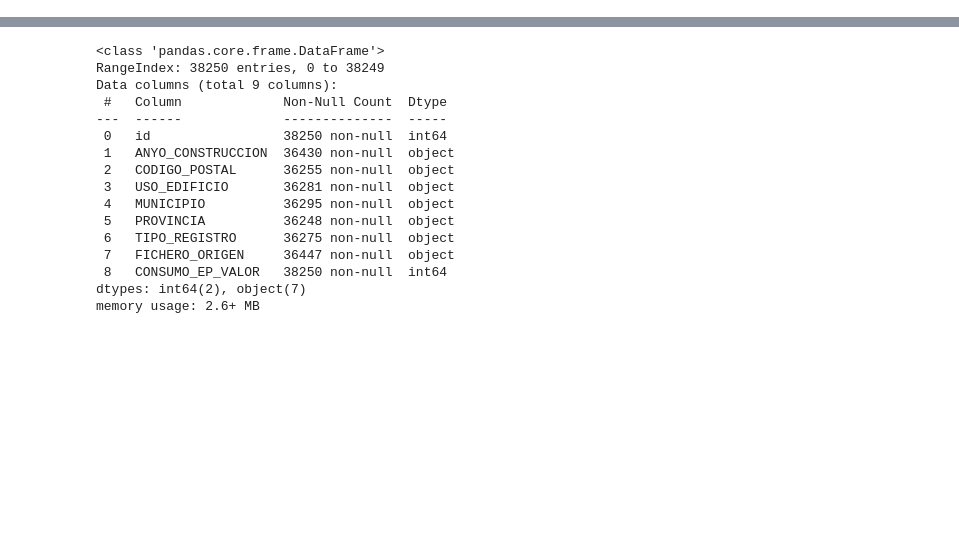
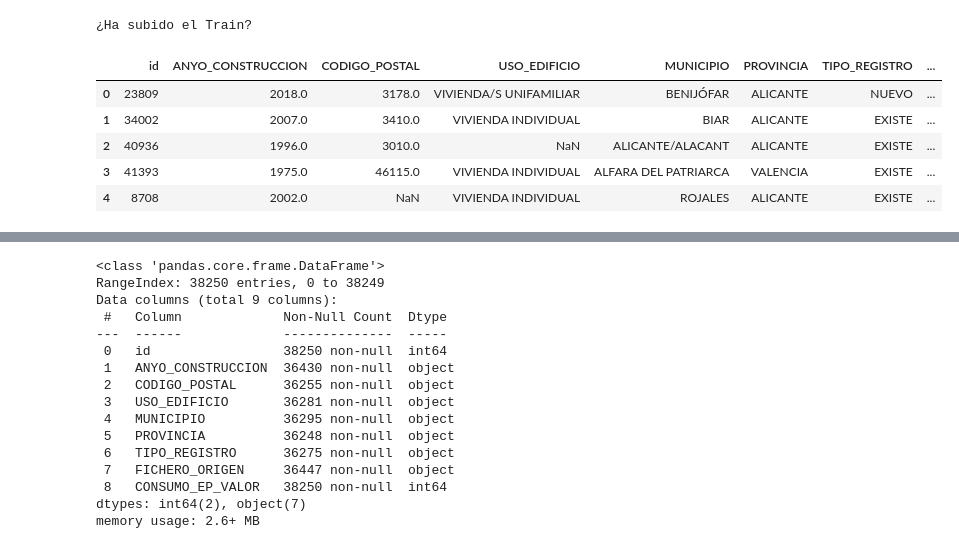
Before and after one commit to atmsDAWDAMAlicante/CEPython2526, a Jupyter notebook: Modulo_3_Analisis_de_datos/PROYECTO_KAGGLE/Proyecto_mod_Análisis_Datos_Python_ANGELTOMASMORENOSENEN.ipynb, the cells around one changed output, grey strips where cells are left out. Drawn from its saved outputs; the diff is of its cells as text; code cells hidden in the pictures; blank space fills up the shorter version.

```diff
--- a/Modulo_3_Analisis_de_datos/PROYECTO_KAGGLE/Proyecto_mod_Análisis_Datos_Python_ANGELTOMASMORENOSENEN.ipynb
+++ b/Modulo_3_Analisis_de_datos/PROYECTO_KAGGLE/Proyecto_mod_Análisis_Datos_Python_ANGELTOMASMORENOSENEN.ipynb
@@ -12,2 +13,14 @@ import pandas as pd
 train_df = pd.read_csv("train.csv")
 test_df = pd.read_csv("test.csv")
+# %%
+# 4 Comprobar que se han subido Train
+print ("¿Ha subido el Train?")
+train_df.head()
+# %% [output]
+¿Ha subido el Train?
+|  | id | ANYO_CONSTRUCCION | CODIGO_POSTAL | USO_EDIFICIO | MUNICIPIO | PROVINCIA | TIPO_REGISTRO | ... |
+| 0 | 23809 | 2018.0 | 3178.0 | VIVIENDA/S UNIFAMILIAR | BENIJÓFAR | ALICANTE | NUEVO | ... |
+| 1 | 34002 | 2007.0 | 3410.0 | VIVIENDA INDIVIDUAL | BIAR | ALICANTE | EXISTE | ... |
+| 2 | 40936 | 1996.0 | 3010.0 | NaN | ALICANTE/ALACANT | ALICANTE | EXISTE | ... |
+| 3 | 41393 | 1975.0 | 46115.0 | VIVIENDA INDIVIDUAL | ALFARA DEL PATRIARCA | VALENCIA | EXISTE | ... |
+| 4 | 8708 | 2002.0 | NaN | VIVIENDA INDIVIDUAL | ROJALES | ALICANTE | EXISTE | ... |
```
Also changed, not shown: parts of 14 cells of this notebook.
